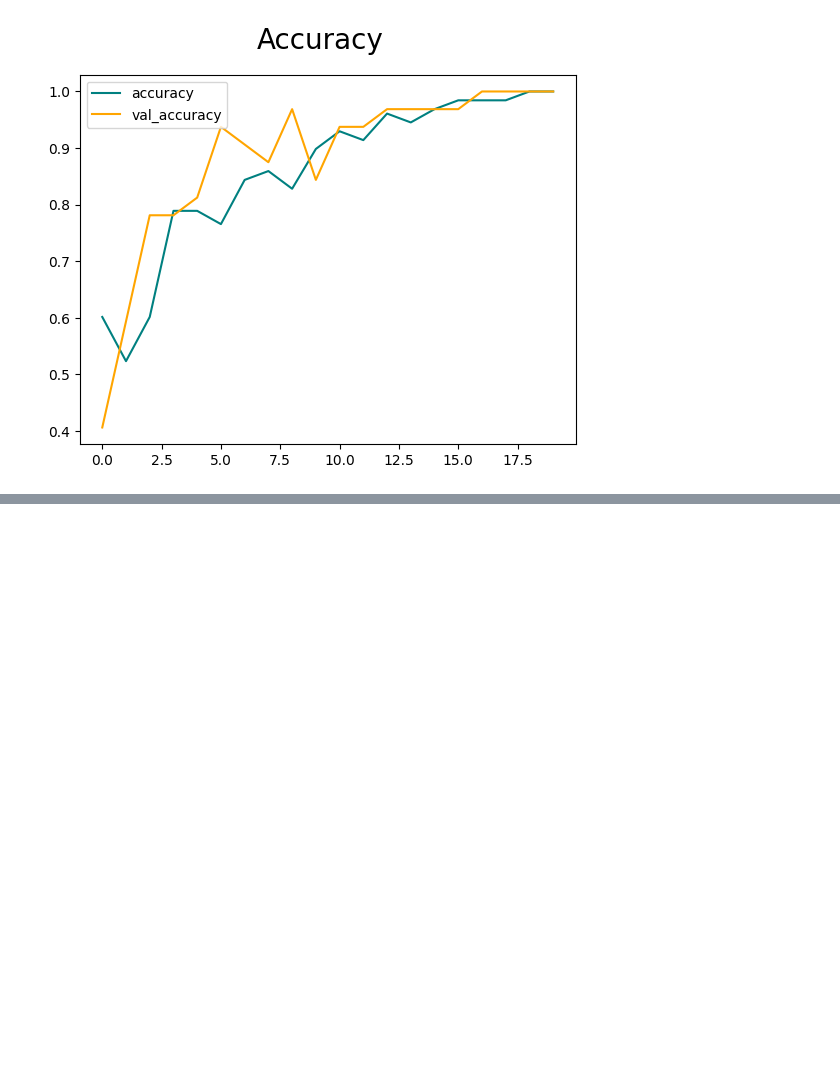
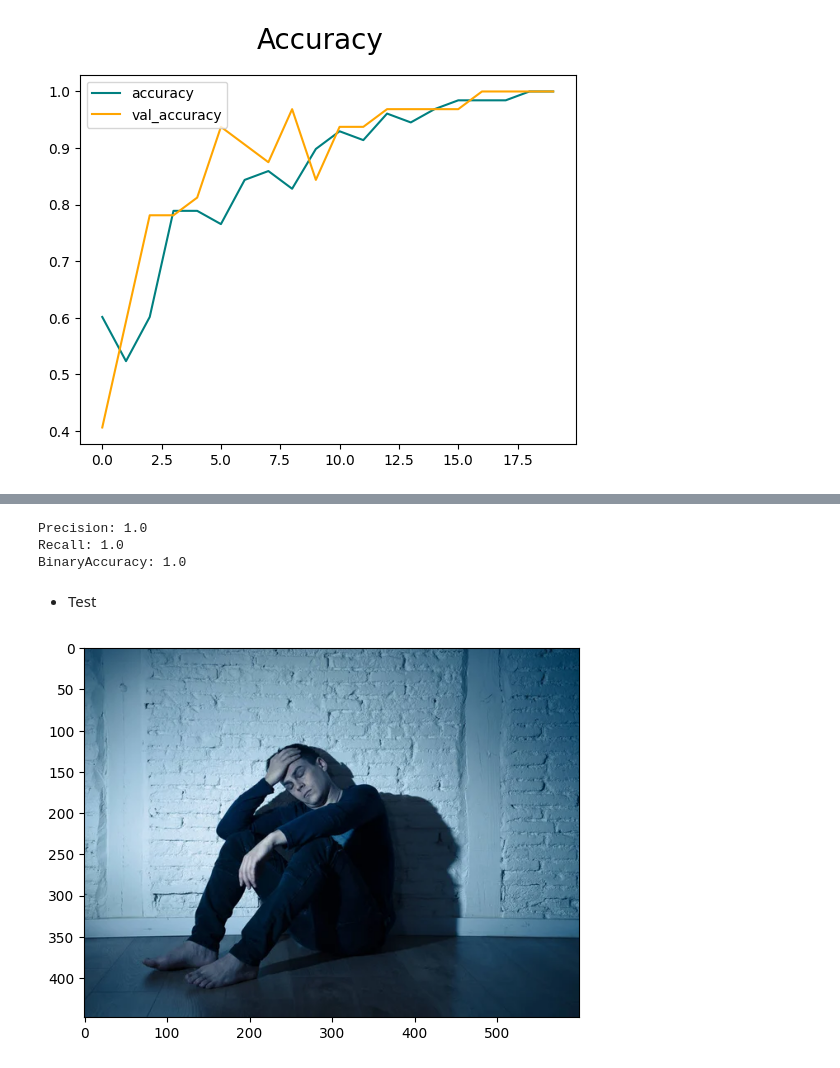
Before and after one commit to BejenaruIoanMatei/CNN-classifier, a Jupyter notebook: App/main.ipynb, the cells around one changed output, grey strips where cells are left out. Cells and saved outputs as stored; diff of their text form; code cells hidden in the pictures; blank space fills up the shorter version.

```diff
--- a/App/main.ipynb
+++ b/App/main.ipynb
@@ -287,0 +313,16 @@ plt.show()
+# %%
+print(f"Precision: {pre.result().numpy()}")
+print(f"Recall: {re.result().numpy()}")
+print(f"BinaryAccuracy: {acc.result().numpy()}")
+# %% [output]
+Precision: 1.0
+Recall: 1.0
+BinaryAccuracy: 1.0
+# %% [markdown]
+- Test
+# %%
+img = cv2.imread('../test/sadtest2.jpg')
+plt.imshow(cv2.cvtColor(img, cv2.COLOR_BGR2RGB))
+plt.show()
+# %% [output]
+[figure, added]
```
Also changed, not shown: parts of 13 cells of this notebook, 2 other files.
